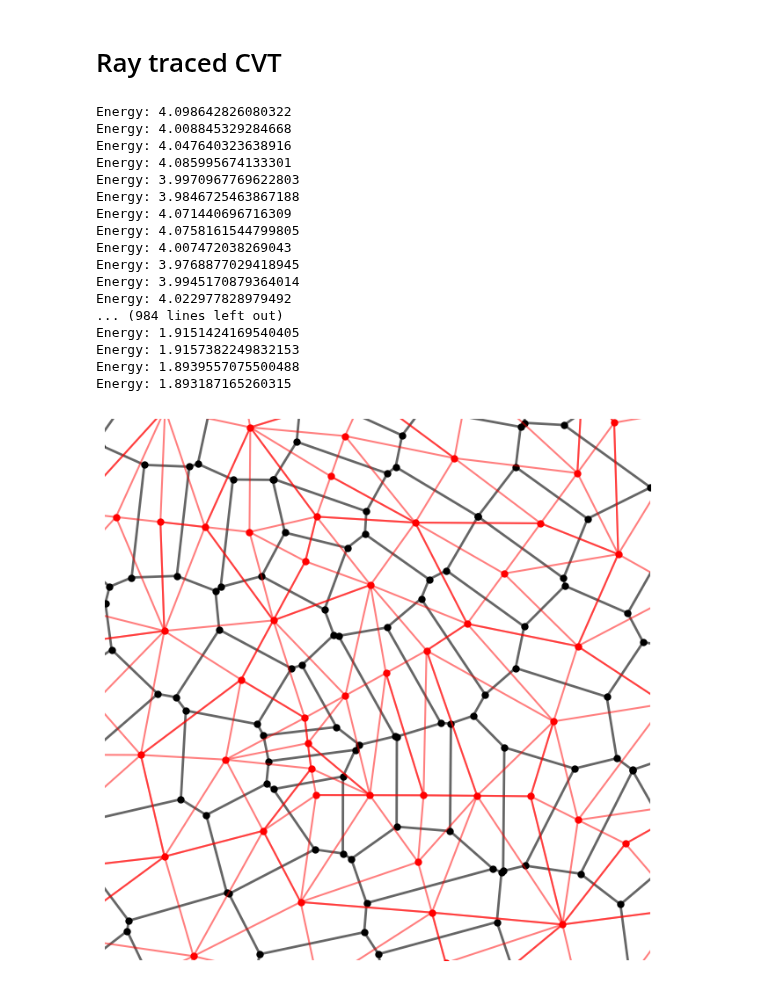
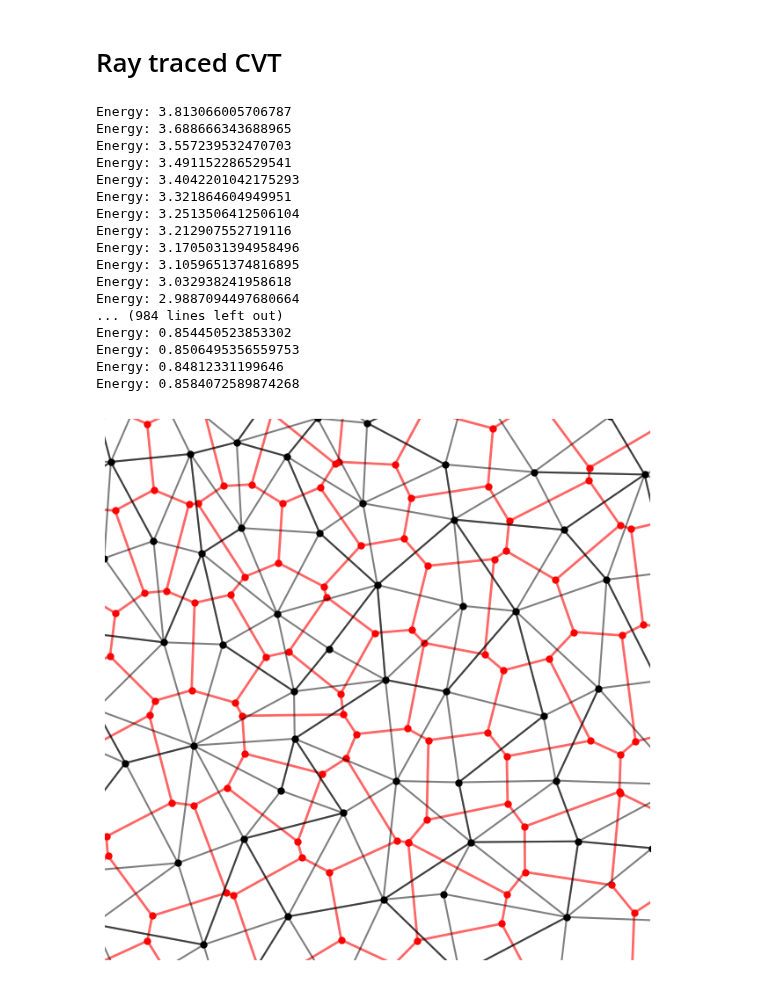
Before and after one commit to tiwylli/DCCVT, a Jupyter notebook: figures-voronoi.ipynb, the cells around one changed output. Saved outputs shown, nothing was run; the diff lists cells and outputs as text; code cells hidden in the pictures.

Commit message:
update figure, voronoi and poisson

```diff
--- a/figures-voronoi.ipynb
+++ b/figures-voronoi.ipynb
@@ -24,18 +24,18 @@ def plot_voronoi_diagram(site_positions, output, aux_points=None, aux_points2=No
 
     # Plot the Voronoi diagram
     fig, ax = plt.subplots(figsize=(8, 8))
-    voronoi_plot_2d(vor, ax=ax, show_vertices=False, line_colors='black', line_width=2, line_alpha=0.6, point_size=2)
+    voronoi_plot_2d(vor, ax=ax, show_vertices=False, line_colors='red', line_width=2, line_alpha=1.0, point_size=2)
 
     # Add site positions
-    ax.plot(site_positions[:, 0], site_positions[:, 1], 'ro', markersize=5, label='Sites')
+    ax.plot(site_positions[:, 0], site_positions[:, 1], 'o', markersize=5, label='Sites', color='black')
 
     # Add vertices (black)
-    ax.plot(vor.vertices[:, 0], vor.vertices[:, 1], 'o', markersize=5, label='Vertices', color='black')
+    ax.plot(vor.vertices[:, 0], vor.vertices[:, 1], 'ro', markersize=5, label='Vertices')
 
     # Make the connection between adjacent sites
     tri = Delaunay(site_positions)
     for simplex in tri.simplices:
-        ax.plot(site_positions[simplex, 0], site_positions[simplex, 1], 'r-', alpha=0.5)
+        ax.plot(site_positions[simplex, 0], site_positions[simplex, 1], '-', alpha=1.0, color='black')
 
     # DEBUG: Show the Voronoi
     # cell_centers = np.array([vor.vertices[vor.regions[i]].mean(axis=0) for i in range(len(vor.regions)) if len(vor.regions[i]) > 0])
@@ -150,47 +149,47 @@ tensor(-14.5899) tensor(125.4097)
 # %%
 # Optimize the site position with pytorch to minimize the CVT energy
 site_positions_tensor = torch.tensor(site_positions, dtype=torch.float32, requires_grad=True, device=0)
 optimizer = torch.optim.Adam([site_positions_tensor], lr=0.01)
 
 torch.autograd.set_detect_anomaly(True)
 
 for _ in range(1000):
     optimizer.zero_grad()
     d3dsimplices = Delaunay(site_positions_tensor.detach().cpu().numpy()).simplices
 
-    cvt_loss = lf.compute_cvt_loss_vectorized_delaunay(site_positions_tensor, None, d3dsimplices, max_distance=1000)
+    #cvt_loss = lf.compute_cvt_loss_vectorized_delaunay(site_positions_tensor, None, d3dsimplices, max_distance=1000)
 
     # SIMPLIFIED computation of CVT loss with rays
     # cvt_loss, _, _ = lf.compute_cvt_dist(site_positions_tensor, N=40, max_distance=40)
 
     # TRUE computation of CVT loss
-    # centroid, _ = compute_cvt_loss(site_positions_tensor, d3dsimplices)
-    # cvt_loss = torch.mean(torch.norm(site_positions_tensor - centroid, dim=1))
+    centroid, _ = compute_cvt_loss(site_positions_tensor, d3dsimplices)
+    cvt_loss = torch.mean(torch.norm(site_positions_tensor - centroid, dim=1))
 
     energy = cvt_loss.mean()
     energy.backward()
     print(f'Energy: {energy.item()}')
     optimizer.step()
 
 # Plot the optimized Voronoi diagram
 optimized_site_positions = site_positions_tensor.detach().cpu().numpy()
 plot_voronoi_diagram(optimized_site_positions, 'optimized_voronoi_diagram.svg')
 # %% [output]
-Energy: 4.098642826080322
-Energy: 4.008845329284668
-Energy: 4.047640323638916
-Energy: 4.085995674133301
-Energy: 3.9970967769622803
-Energy: 3.9846725463867188
-Energy: 4.071440696716309
-Energy: 4.0758161544799805
-Energy: 4.007472038269043
-Energy: 3.9768877029418945
-Energy: 3.9945170879364014
-Energy: 4.022977828979492
+Energy: 3.813066005706787
+Energy: 3.688666343688965
+Energy: 3.557239532470703
+Energy: 3.491152286529541
+Energy: 3.4042201042175293
+Energy: 3.321864604949951
+Energy: 3.2513506412506104
+Energy: 3.212907552719116
+Energy: 3.1705031394958496
+Energy: 3.1059651374816895
+Energy: 3.032938241958618
+Energy: 2.9887094497680664
 ... (984 lines left out)
-Energy: 1.9151424169540405
-Energy: 1.9157382249832153
-Energy: 1.8939557075500488
-Energy: 1.893187165260315
+Energy: 0.854450523853302
+Energy: 0.8506495356559753
+Energy: 0.84812331199646
+Energy: 0.8584072589874268
-[figure, old version]
+[figure, new version]
```
Also changed, not shown: parts of 2 cells of this notebook, 2 other files.
